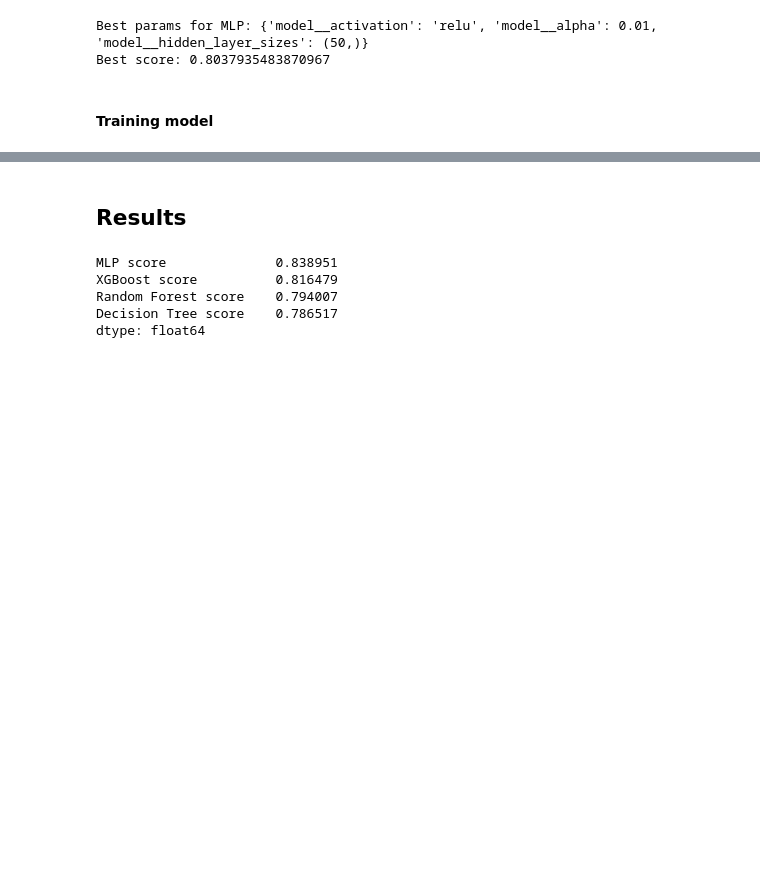
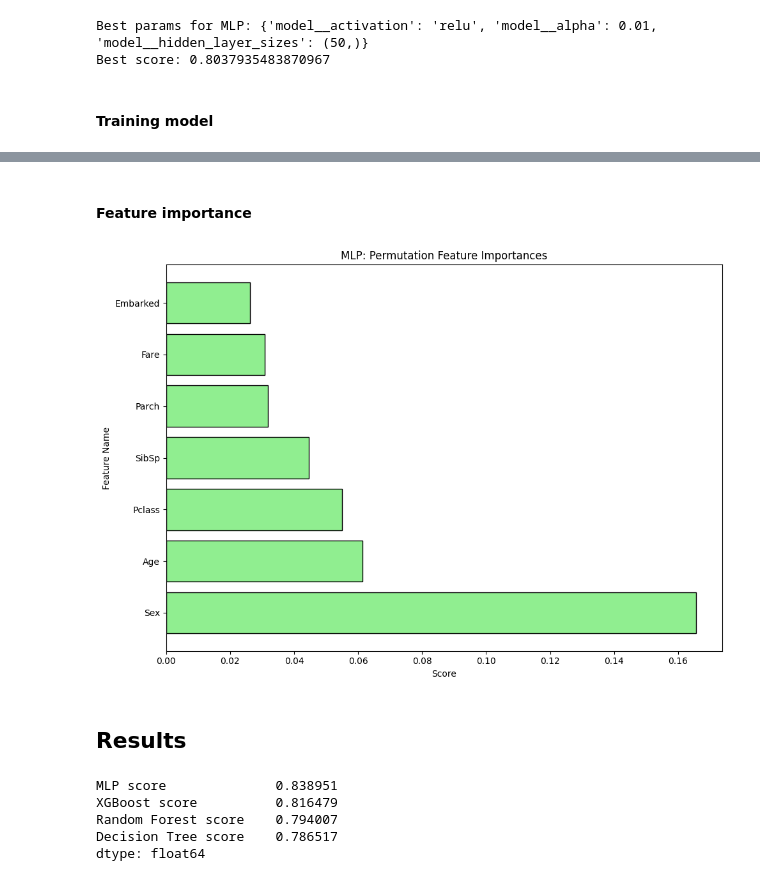
Before and after one commit to deructu/Amazinum-Data-Camp-Homeworks-by-Dmytro-Lutsyk, a Jupyter notebook: lesson_8_supervised_ml/lesson_8_supervised_ml_hometask.ipynb, the cells around one changed output, grey strips where cells are left out. Drawn from its saved outputs; the diff is of its cells as text; code cells hidden in the pictures; blank space fills up the shorter version.

```diff
--- a/lesson_8_supervised_ml/lesson_8_supervised_ml_hometask.ipynb
+++ b/lesson_8_supervised_ml/lesson_8_supervised_ml_hometask.ipynb
@@ -492,3 +492,29 @@ ROC-AUC: 0.8142669688655613
+# %% [markdown]
+#### Feature importance
+# %%
+from sklearn.inspection import permutation_importance
+import matplotlib.pyplot as plt
+import numpy as np
+
+def plot_feature_importances(importance, features, model_name):
+    plt.figure(figsize=(10, 7), dpi=100)
+    n_features = len(features)
+    idx = np.argsort(importance)[::-1] # sorting
+    plt.barh(range(n_features), importance[idx], color='lightgreen', edgecolor='black')
+    plt.xlabel("Score")
+    plt.ylabel("Feature Name")
+    plt.yticks(np.arange(n_features), features[idx])
+    plt.title(f"{model_name}: Permutation Feature Importances")
+    plt.tight_layout()
+    plt.show()
+
+
+perm_imp = permutation_importance(clf, X_test, y_test, scoring="accuracy", n_repeats=10) # MLP dont have feature_importance_, using this func
+importance = perm_imp.importances_mean
+
+plot_feature_importances(importance, X_train.columns, model_name='MLP')
+# %% [output]
+[figure, added]
 # %% [markdown]
 ## Results
 # %%
```
Also changed, not shown: parts of 2 cells of this notebook, 1 other file.
